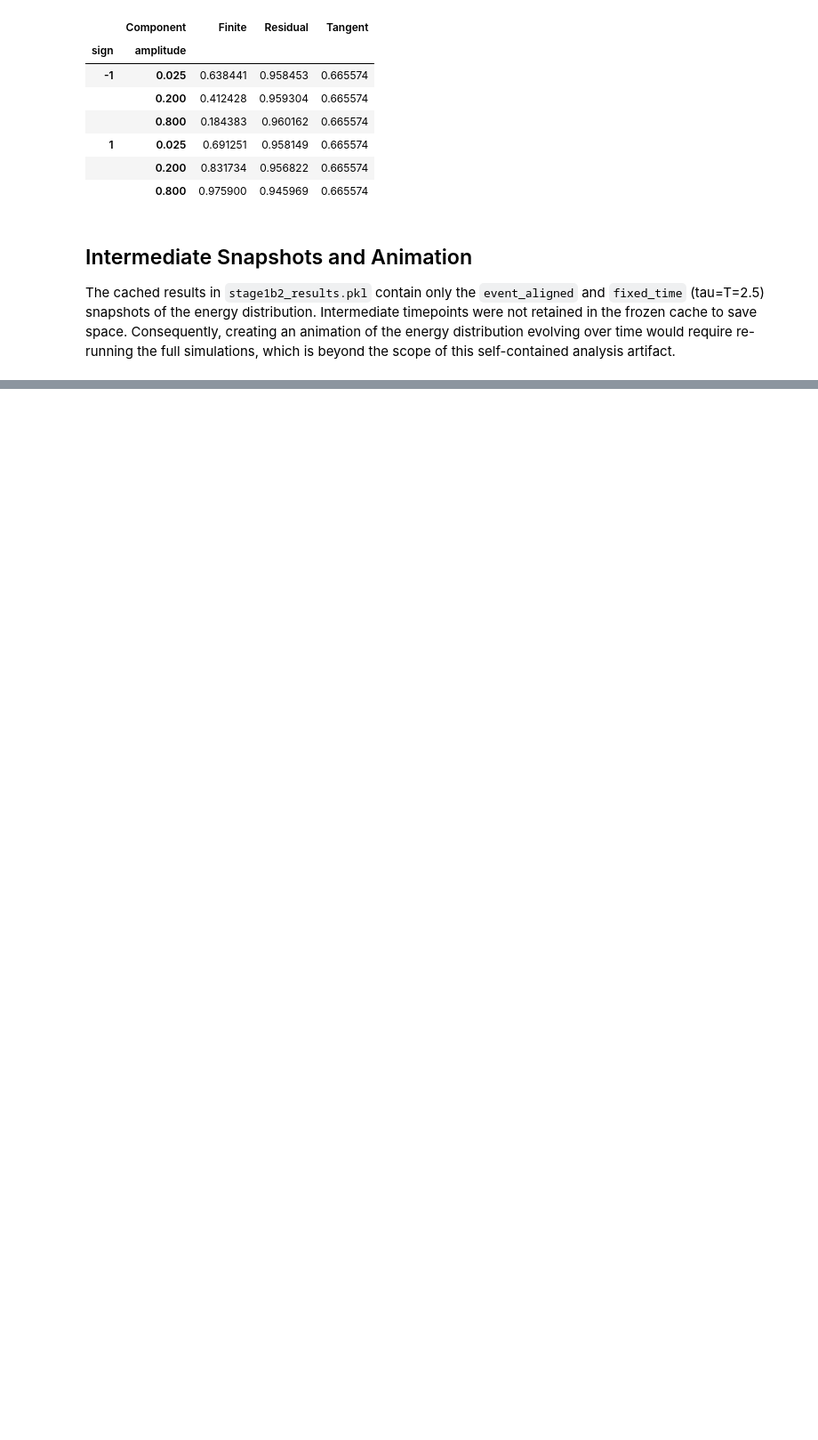
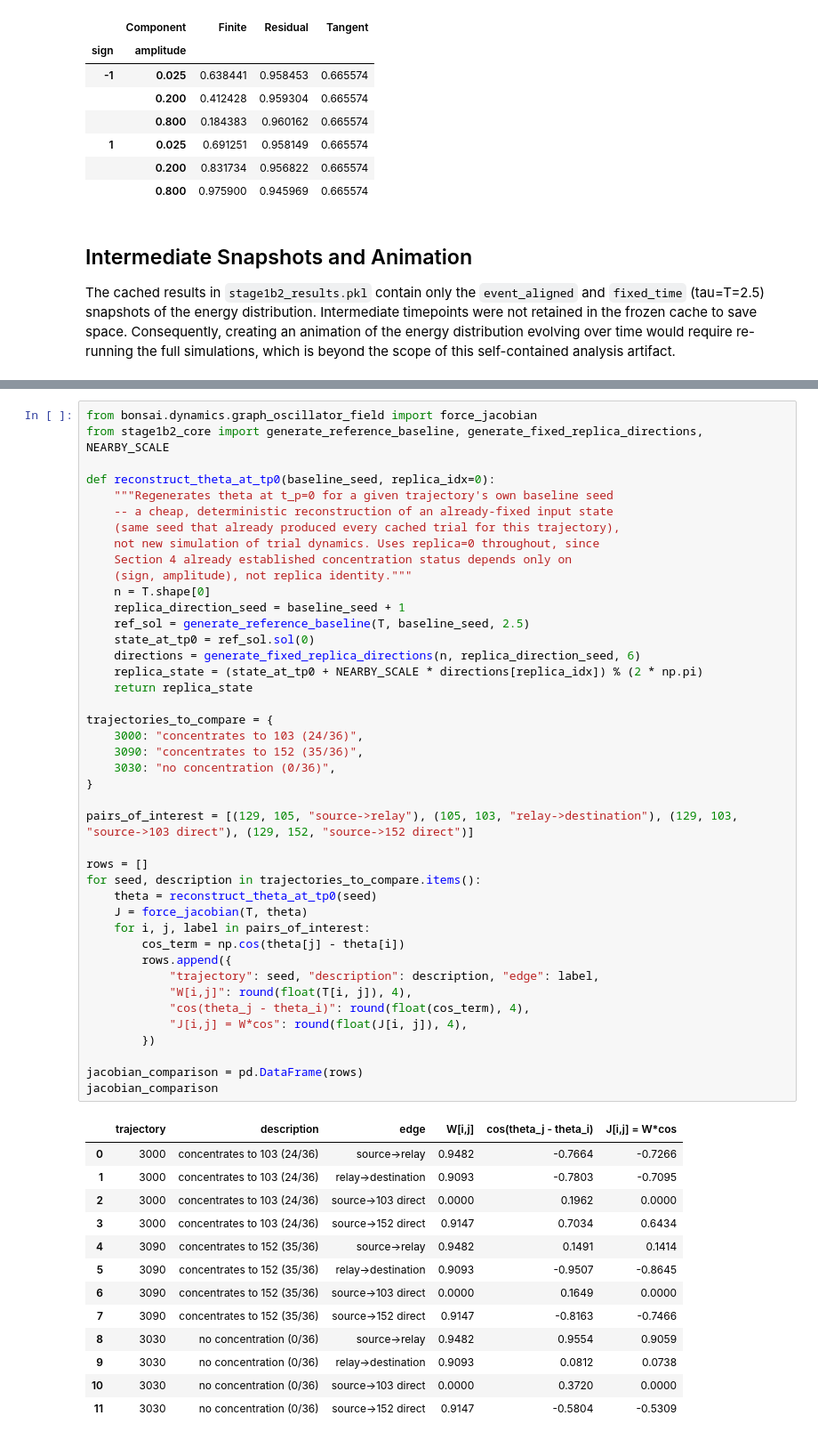
Before and after one commit to danbarua/bonsai-2026, a Jupyter notebook: experiments/stage1b2_structured_transformation/concentration_regime_notebook.ipynb, the cells around one changed output, grey strips where cells are left out. Shown at 89% size. Cells and saved outputs as stored; diff of their text form; blank space fills up the shorter version.

```diff
--- a/experiments/stage1b2_structured_transformation/concentration_regime_notebook.ipynb
+++ b/experiments/stage1b2_structured_transformation/concentration_regime_notebook.ipynb
@@ -281,0 +492,56 @@ The cached results in `stage1b2_results.pkl` contain only the `event_aligned` an
+# %%
+from bonsai.dynamics.graph_oscillator_field import force_jacobian
+from stage1b2_core import generate_reference_baseline, generate_fixed_replica_directions, NEARBY_SCALE
+
+def reconstruct_theta_at_tp0(baseline_seed, replica_idx=0):
+    """Regenerates theta at t_p=0 for a given trajectory's own baseline seed
+    -- a cheap, deterministic reconstruction of an already-fixed input state
+    (same seed that already produced every cached trial for this trajectory),
+    not new simulation of trial dynamics. Uses replica=0 throughout, since
+    Section 4 already established concentration status depends only on
+    (sign, amplitude), not replica identity."""
+    n = T.shape[0]
+    replica_direction_seed = baseline_seed + 1
+    ref_sol = generate_reference_baseline(T, baseline_seed, 2.5)
+    state_at_tp0 = ref_sol.sol(0)
+    directions = generate_fixed_replica_directions(n, replica_direction_seed, 6)
+    replica_state = (state_at_tp0 + NEARBY_SCALE * directions[replica_idx]) % (2 * np.pi)
+    return replica_state
+
+trajectories_to_compare = {
+    3000: "concentrates to 103 (24/36)",
+    3090: "concentrates to 152 (35/36)",
+    3030: "no concentration (0/36)",
+}
+
+pairs_of_interest = [(129, 105, "source->relay"), (105, 103, "relay->destination"), (129, 103, "source->103 direct"), (129, 152, "source->152 direct")]
+
+rows = []
+for seed, description in trajectories_to_compare.items():
+    theta = reconstruct_theta_at_tp0(seed)
+    J = force_jacobian(T, theta)
+    for i, j, label in pairs_of_interest:
+        cos_term = np.cos(theta[j] - theta[i])
+        rows.append({
+            "trajectory": seed, "description": description, "edge": label,
+            "W[i,j]": round(float(T[i, j]), 4),
+            "cos(theta_j - theta_i)": round(float(cos_term), 4),
+            "J[i,j] = W*cos": round(float(J[i, j]), 4),
+        })
+
+jacobian_comparison = pd.DataFrame(rows)
+jacobian_comparison
+# %% [output]
+|  | trajectory | description | edge | W[i,j] | cos(theta_j - theta_i) | J[i,j] = W*cos |
+| 0 | 3000 | concentrates to 103 (24/36) | source->relay | 0.9482 | -0.7664 | -0.7266 |
+| 1 | 3000 | concentrates to 103 (24/36) | relay->destination | 0.9093 | -0.7803 | -0.7095 |
+| 2 | 3000 | concentrates to 103 (24/36) | source->103 direct | 0.0000 | 0.1962 | 0.0000 |
+| 3 | 3000 | concentrates to 103 (24/36) | source->152 direct | 0.9147 | 0.7034 | 0.6434 |
+| 4 | 3090 | concentrates to 152 (35/36) | source->relay | 0.9482 | 0.1491 | 0.1414 |
+| 5 | 3090 | concentrates to 152 (35/36) | relay->destination | 0.9093 | -0.9507 | -0.8645 |
+| 6 | 3090 | concentrates to 152 (35/36) | source->103 direct | 0.0000 | 0.1649 | 0.0000 |
+| 7 | 3090 | concentrates to 152 (35/36) | source->152 direct | 0.9147 | -0.8163 | -0.7466 |
+| 8 | 3030 | no concentration (0/36) | source->relay | 0.9482 | 0.9554 | 0.9059 |
+| 9 | 3030 | no concentration (0/36) | relay->destination | 0.9093 | 0.0812 | 0.0738 |
+| 10 | 3030 | no concentration (0/36) | source->103 direct | 0.0000 | 0.3720 | 0.0000 |
+| 11 | 3030 | no concentration (0/36) | source->152 direct | 0.9147 | -0.5804 | -0.5309 |
```
Also changed, not shown: parts of 10 cells of this notebook, 1 other file.
